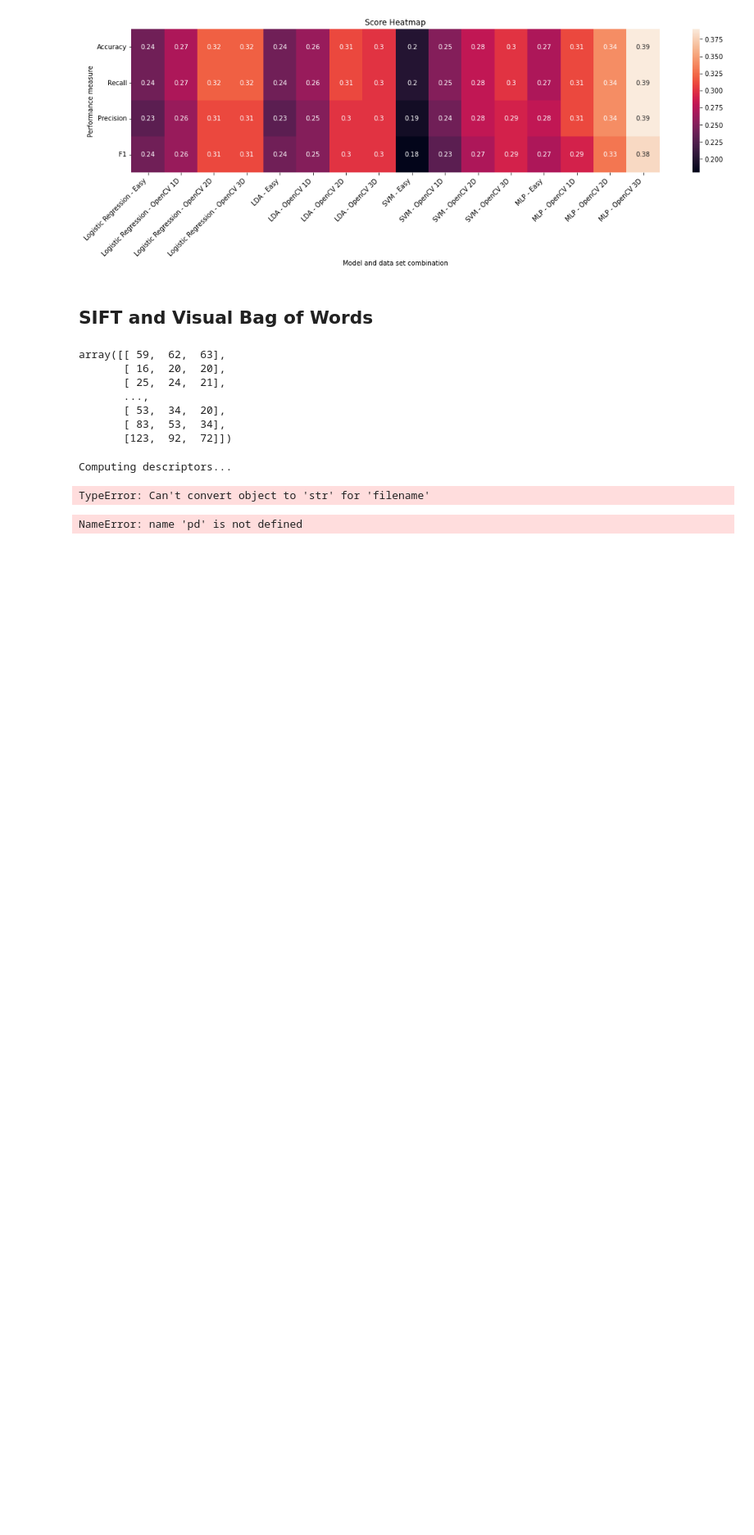
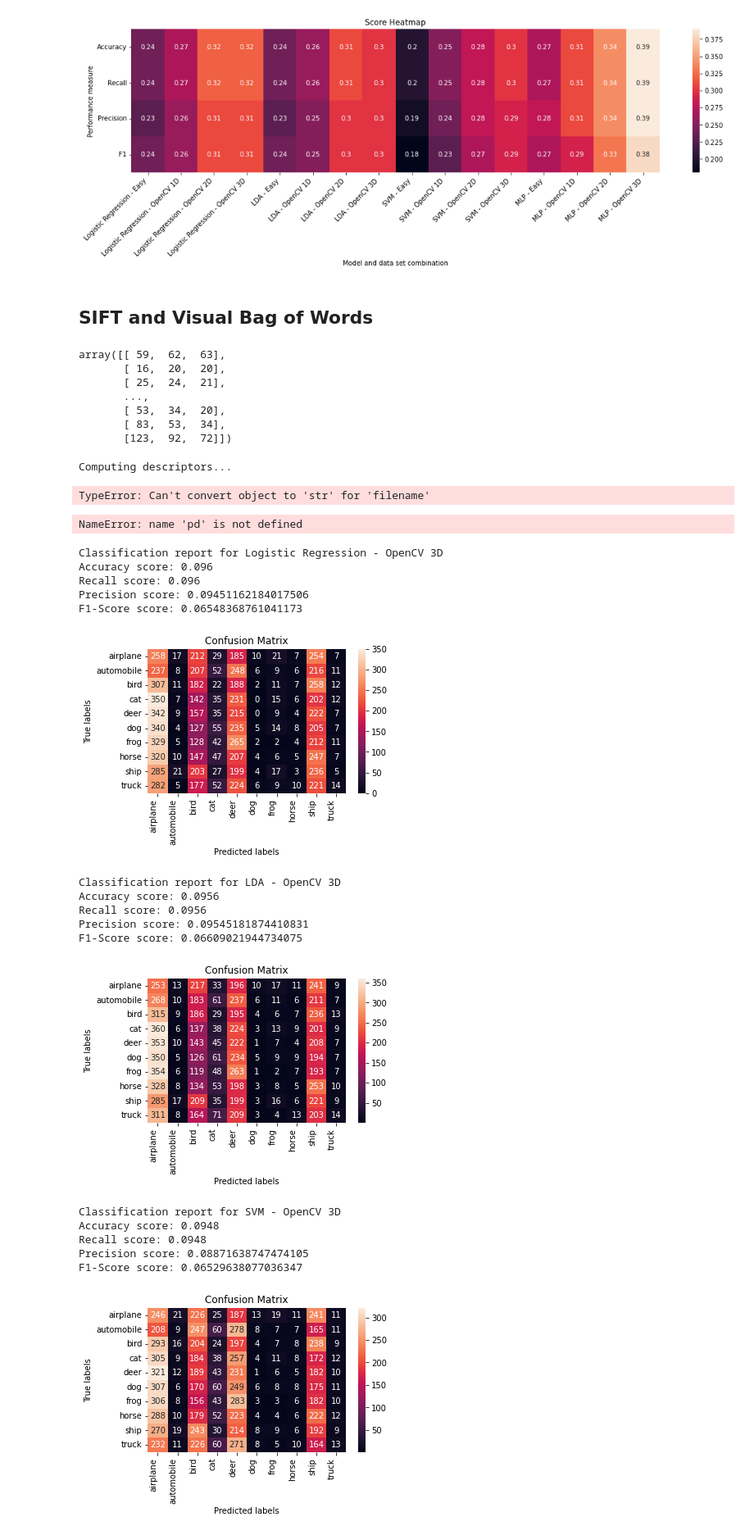
Before and after one commit to PaulErpen/Machine-Learning---Deep-Learning-Exercise, a Jupyter notebook: Traditional_Machine_Learning_CIFAR-10.ipynb, the cells around one changed output. Shown at 82% size. Drawn from its saved outputs; the diff is of its cells as text; code cells hidden in the pictures; blank space fills up the shorter version.

```diff
--- a/Traditional_Machine_Learning_CIFAR-10.ipynb
+++ b/Traditional_Machine_Learning_CIFAR-10.ipynb
@@ -332,3 +334,26 @@ NameError: name 'pd' is not defined
 # %%
 for (model_method, simple_name, full_name) in models_array:
     model_method(df_train_image_features, cifar_train_labels, df_test_image_features, cifar_test_labels, labels, "./results/cifar_10_sift_"+simple_name+"_{}")
+# %%
+for (model_method, simple_name, full_name) in models_array:
+    df_preds = pd.read_csv("./results/cifar_10_sift_"+simple_name+"_test_set_predictions.csv")
+    models.do_classification_report(df_preds["y_true"], df_preds["y_pred"], "{} - {}".format(full_name, data_set_name), labels, path.format(simple_name) + "_{}")
+# %% [output]
+Classification report for Logistic Regression - OpenCV 3D
+Accuracy score: 0.096
+Recall score: 0.096
+Precision score: 0.09451162184017506
+F1-Score score: 0.06548368761041173
+[figure, added]
+Classification report for LDA - OpenCV 3D
+Accuracy score: 0.0956
+Recall score: 0.0956
+Precision score: 0.09545181874410831
+F1-Score score: 0.06609021944734075
+[figure, added]
+Classification report for SVM - OpenCV 3D
+Accuracy score: 0.0948
+Recall score: 0.0948
+Precision score: 0.08871638747474105
+F1-Score score: 0.06529638077036347
+[figure, added]
```
Also changed, not shown: parts of 2 cells of this notebook, 8 other files.
